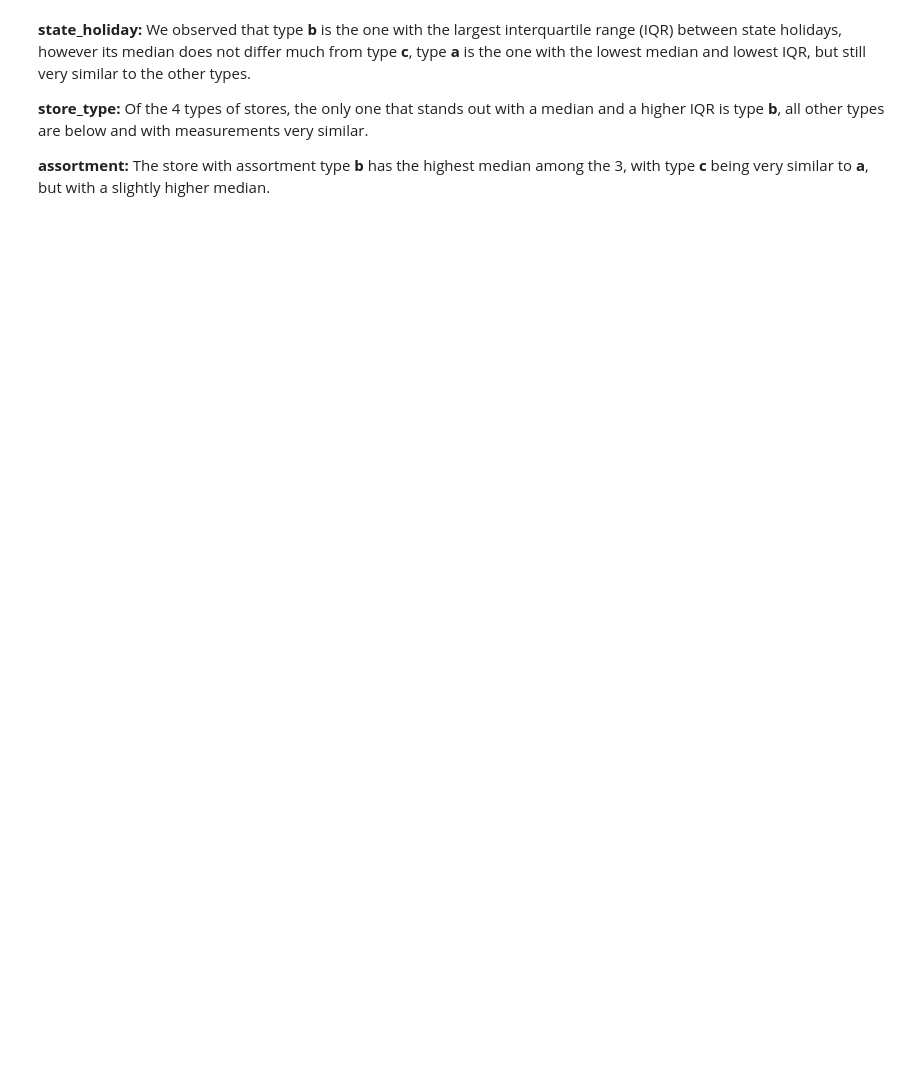
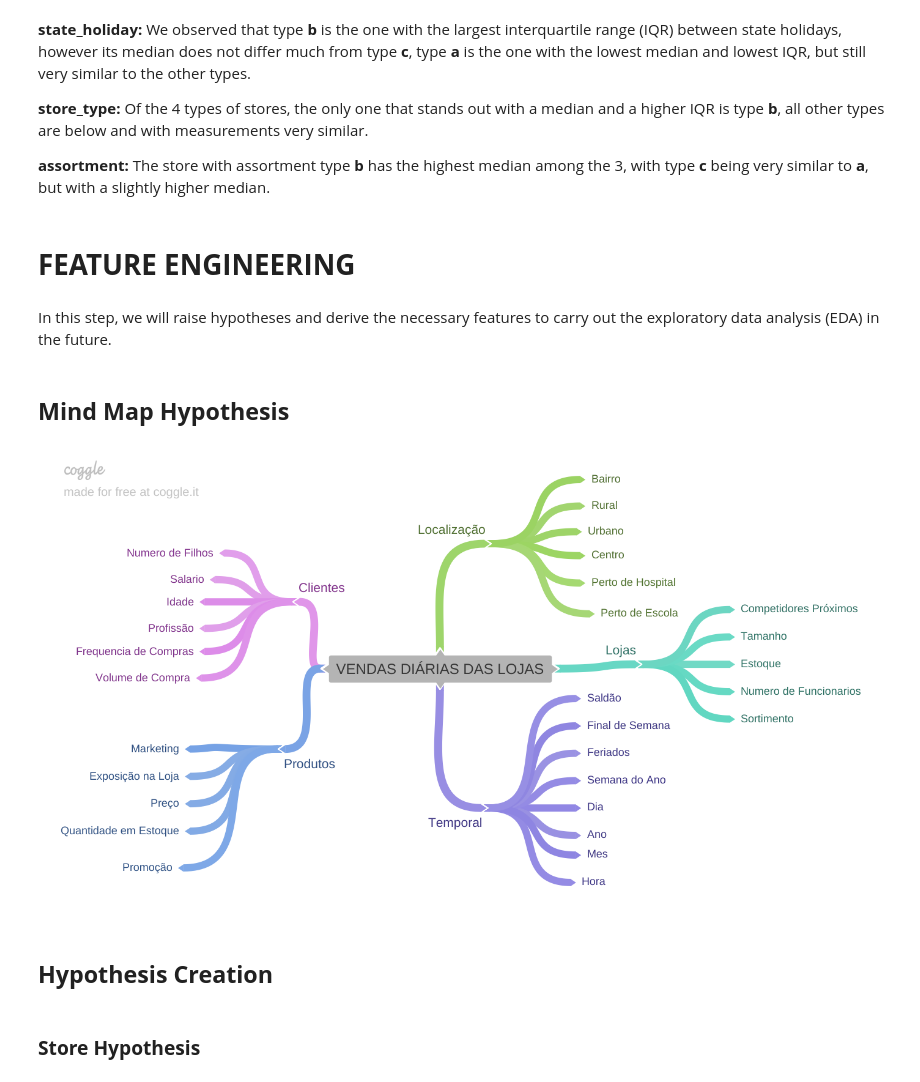
Before and after one commit to lbVictor/Sales_Prediction, a Jupyter notebook: notebooks/store_sales_prediction_cycle01.ipynb, the cells around one changed output. Saved outputs shown, nothing was run; the diff lists cells and outputs as text; code cells hidden in the pictures; blank space fills up the shorter version.

Commit message:
Feature Engineering done

```diff
--- a/notebooks/store_sales_prediction_cycle01.ipynb
+++ b/notebooks/store_sales_prediction_cycle01.ipynb
@@ -223,3 +230,7 @@ NameError: name 'plt' is not defined
 **store_type:** Of the 4 types of stores, the only one that stands out with a median and a higher IQR is type **b**, all other types are below and with measurements very similar.
 
 **assortment:** The store with assortment type **b** has the highest median among the 3, with type **c** being very similar to **a**, but with a slightly higher median.
+# %% [markdown]
+# **FEATURE ENGINEERING**
+# %% [markdown]
+In this step, we will raise hypotheses and derive the necessary features to carry out the exploratory data analysis (EDA) in the future.
@@ -225,0 +240,10 @@ NameError: name 'plt' is not defined
+# %% [markdown]
+## **Mind Map Hypothesis**
+# %%
+Image('C:/Users/victo/repos/Sales_Prediction/img/MindMapHypothesis.png')
+# %% [output]
+[figure, added]
+# %% [markdown]
+## **Hypothesis Creation**
+# %% [markdown]
+### **Store Hypothesis**
```
Also changed, not shown: parts of 15 cells of this notebook.
